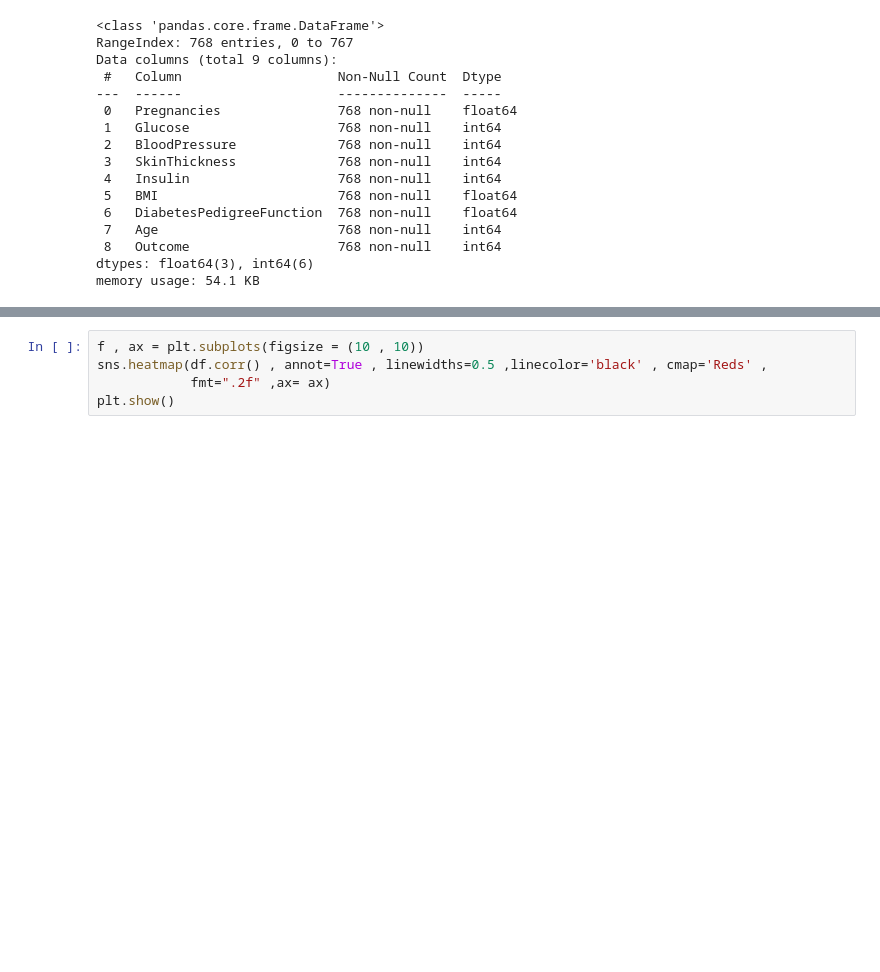
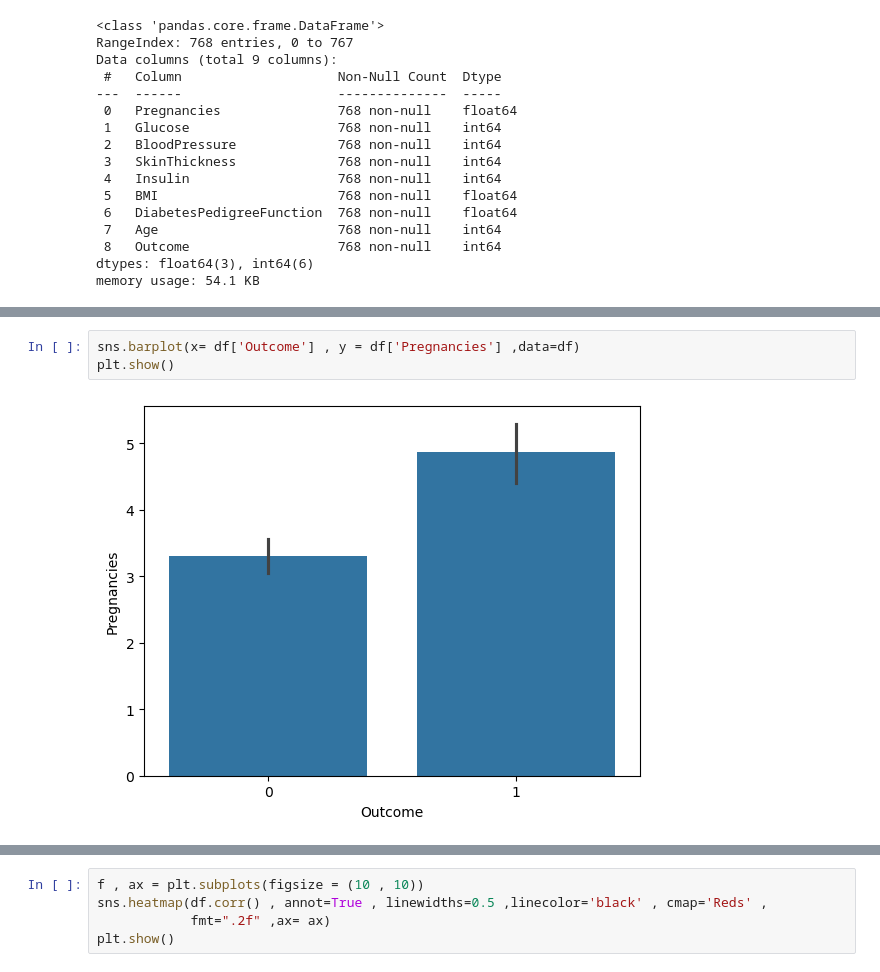
Before and after one commit to hussein20247m/Diabetes-Prediction-ML_17_oct, a Jupyter notebook: model.ipynb, the cells around one changed output, grey strips where cells are left out. Drawn from its saved outputs; the diff is of its cells as text; blank space fills up the shorter version.

```diff
--- a/model.ipynb
+++ b/model.ipynb
@@ -46,0 +98,5 @@ memory usage: 54.1 KB
+# %%
+sns.barplot(x= df['Outcome'] , y = df['Pregnancies'] ,data=df)
+plt.show()
+# %% [output]
+[figure, added]
```
Also changed, not shown: parts of 11 cells of this notebook.
